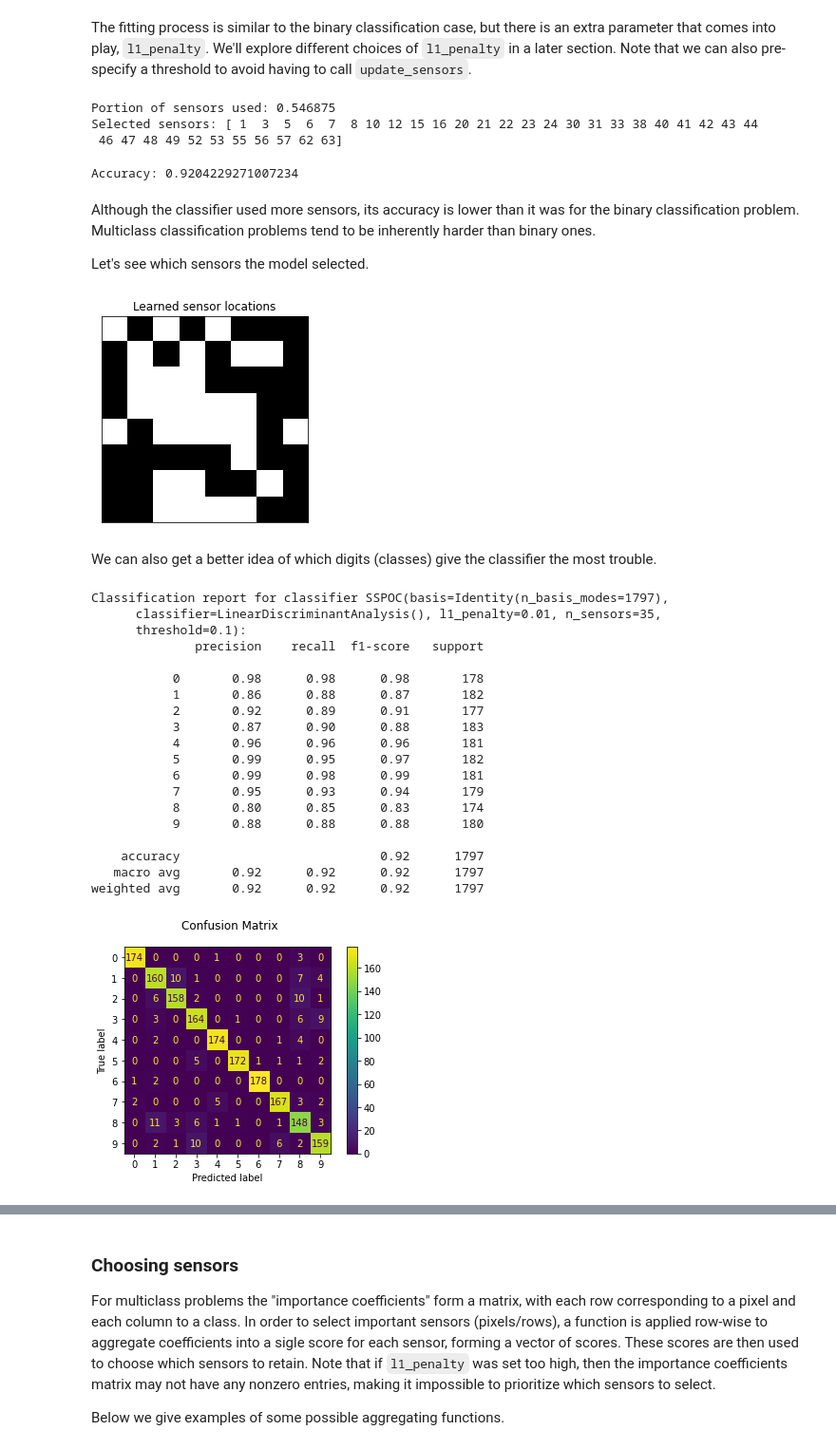
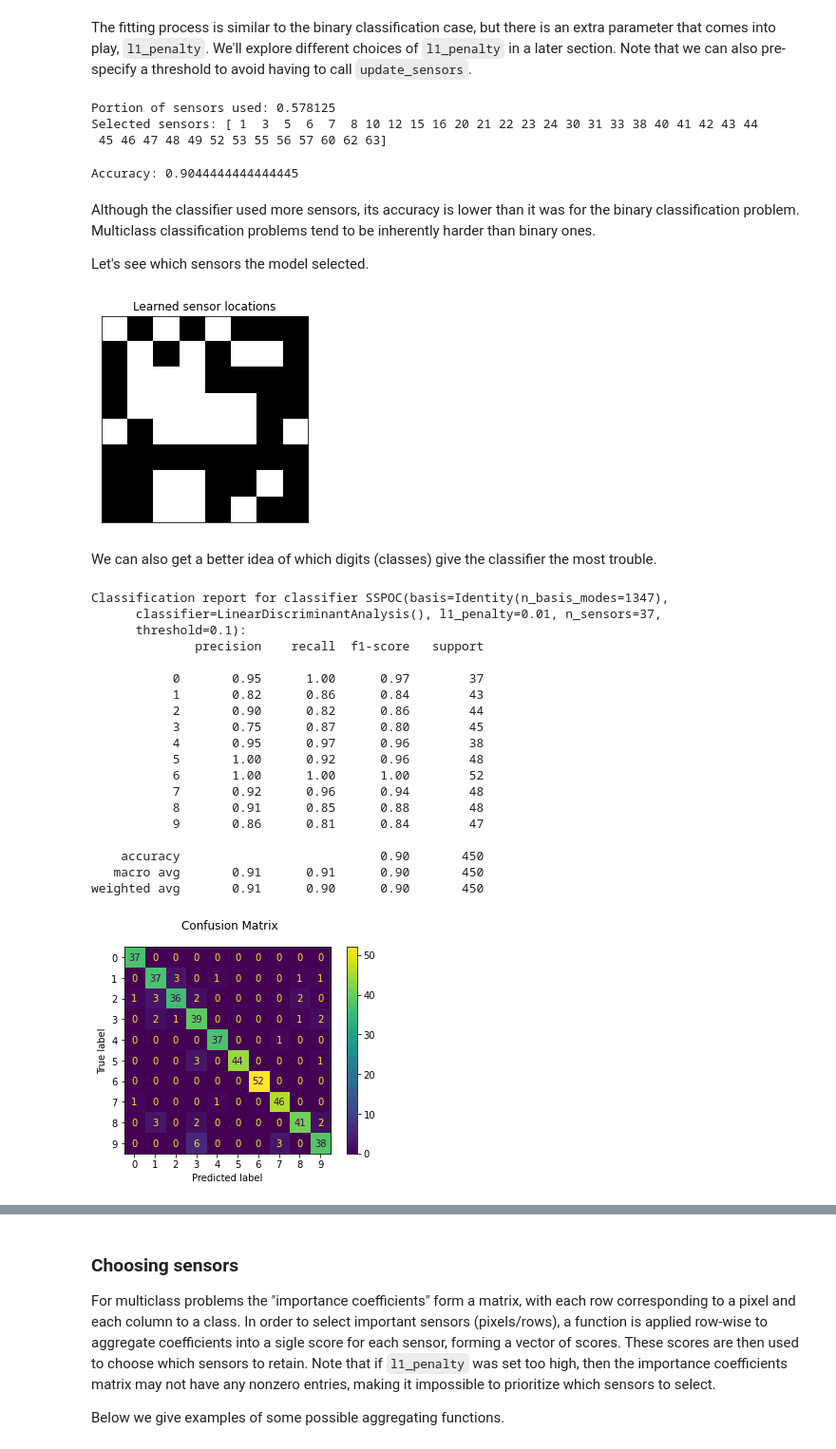
Before and after one commit to dynamicslab/pysensors, a Jupyter notebook: examples/classification.ipynb, the cells around one changed output, grey strips where cells are left out. Shown at 95% size. Saved outputs shown, nothing was run; the diff lists cells and outputs as text; code cells hidden in the pictures.

Commit message:
Add test set to classification notebook and set seed for reproducibility.

```diff
--- a/examples/classification.ipynb
+++ b/examples/classification.ipynb
@@ -125,6 +130,9 @@ X = digits.data
 y = digits.target
 
 n_samples, n_features = X.shape
+
+# Split data into train and test sets
+X_train, X_test, y_train, y_test = train_test_split(X, y, test_size=0.25, random_state=random_state)
 
 # Plot some digits
 n_img_per_row = 10
@@ -151,20 +159,20 @@ The fitting process is similar to the binary classification case, but there is a
 threshold = 0.1
 l1_penalty = 0.01
 model = SSPOC(threshold=threshold, l1_penalty=l1_penalty)
-model.fit(X, y)
+model.fit(X_train, y_train, random_state=random_state)
 
 print('Portion of sensors used:', len(model.selected_sensors) / 64)
 print('Selected sensors:', model.selected_sensors)
 # %% [output]
-Portion of sensors used: 0.546875
+Portion of sensors used: 0.578125
 Selected sensors: [ 1  3  5  6  7  8 10 12 15 16 20 21 22 23 24 30 31 33 38 40 41 42 43 44
- 46 47 48 49 52 53 55 56 57 62 63]
+ 45 46 47 48 49 52 53 55 56 57 60 62 63]
 # %%
 # Check accuracy on training set
-y_pred = model.predict(X[:, model.selected_sensors])
-print('Accuracy:', metrics.accuracy_score(y, y_pred))
+y_pred = model.predict(X_test[:, model.selected_sensors])
+print('Accuracy:', metrics.accuracy_score(y_test, y_pred))
 # %% [output]
-Accuracy: 0.9204229271007234
+Accuracy: 0.9044444444444445
 # %% [markdown]
 Although the classifier used more sensors, its accuracy is lower than it was for the binary classification problem. Multiclass classification problems tend to be inherently harder than binary ones.
 
@@ -172,35 +180,35 @@ Let's see which sensors the model selected.
 # %%
 plot_sensor_locations(model.selected_sensors)
 # %% [output]
-[figure, old version]
+[figure, new version]
 # %% [markdown]
 We can also get a better idea of which digits (classes) give the classifier the most trouble.
 # %%
 print("Classification report for classifier %s:\n%s\n"
-      % (model, metrics.classification_report(y, y_pred)))
-disp = metrics.plot_confusion_matrix(model.classifier, X[:, model.selected_sensors], y)
+      % (model, metrics.classification_report(y_test, y_pred)))
+disp = metrics.plot_confusion_matrix(model.classifier, X_test[:, model.selected_sensors], y_test)
 disp.figure_.suptitle("Confusion Matrix")
 
 plt.show()
 # %% [output]
-Classification report for classifier SSPOC(basis=Identity(n_basis_modes=1797),
-      classifier=LinearDiscriminantAnalysis(), l1_penalty=0.01, n_sensors=35,
+Classification report for classifier SSPOC(basis=Identity(n_basis_modes=1347),
+      classifier=LinearDiscriminantAnalysis(), l1_penalty=0.01, n_sensors=37,
       threshold=0.1):
               precision    recall  f1-score   support
 
-           0       0.98      0.98      0.98       178
-           1       0.86      0.88      0.87       182
-           2       0.92      0.89      0.91       177
-           3       0.87      0.90      0.88       183
-           4       0.96      0.96      0.96       181
-           5       0.99      0.95      0.97       182
-           6       0.99      0.98      0.99       181
-           7       0.95      0.93      0.94       179
-           8       0.80      0.85      0.83       174
-           9       0.88      0.88      0.88       180
+           0       0.95      1.00      0.97        37
+           1       0.82      0.86      0.84        43
+           2       0.90      0.82      0.86        44
+           3       0.75      0.87      0.80        45
+           4       0.95      0.97      0.96        38
+           5       1.00      0.92      0.96        48
+           6       1.00      1.00      1.00        52
+           7       0.92      0.96      0.94        48
+           8       0.91      0.85      0.88        48
+           9       0.86      0.81      0.84        47
 
-    accuracy                           0.92      1797
-   macro avg       0.92      0.92      0.92      1797
-weighted avg       0.92      0.92      0.92      1797
+    accuracy                           0.90       450
+   macro avg       0.91      0.91      0.90       450
+weighted avg       0.91      0.90      0.90       450
-[figure, old version]
+[figure, new version]
 # %% [markdown]
```
Also changed, not shown: parts of 19 cells of this notebook.
